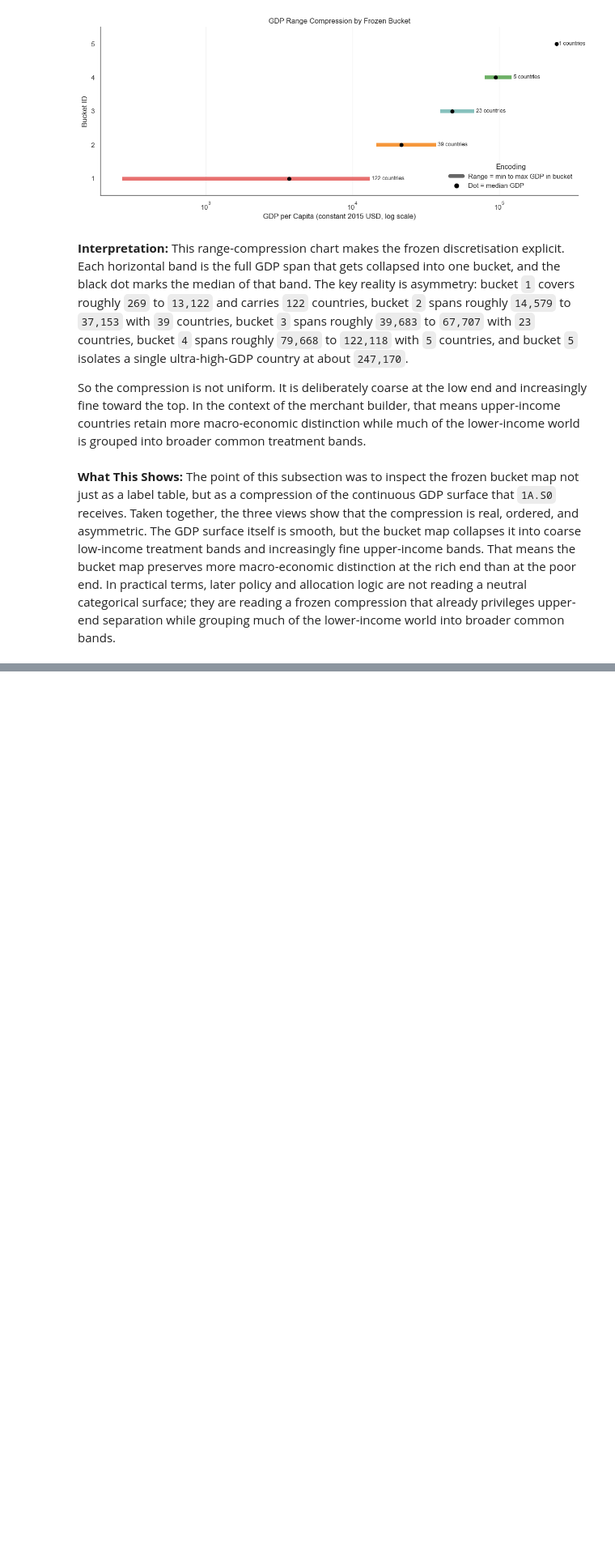
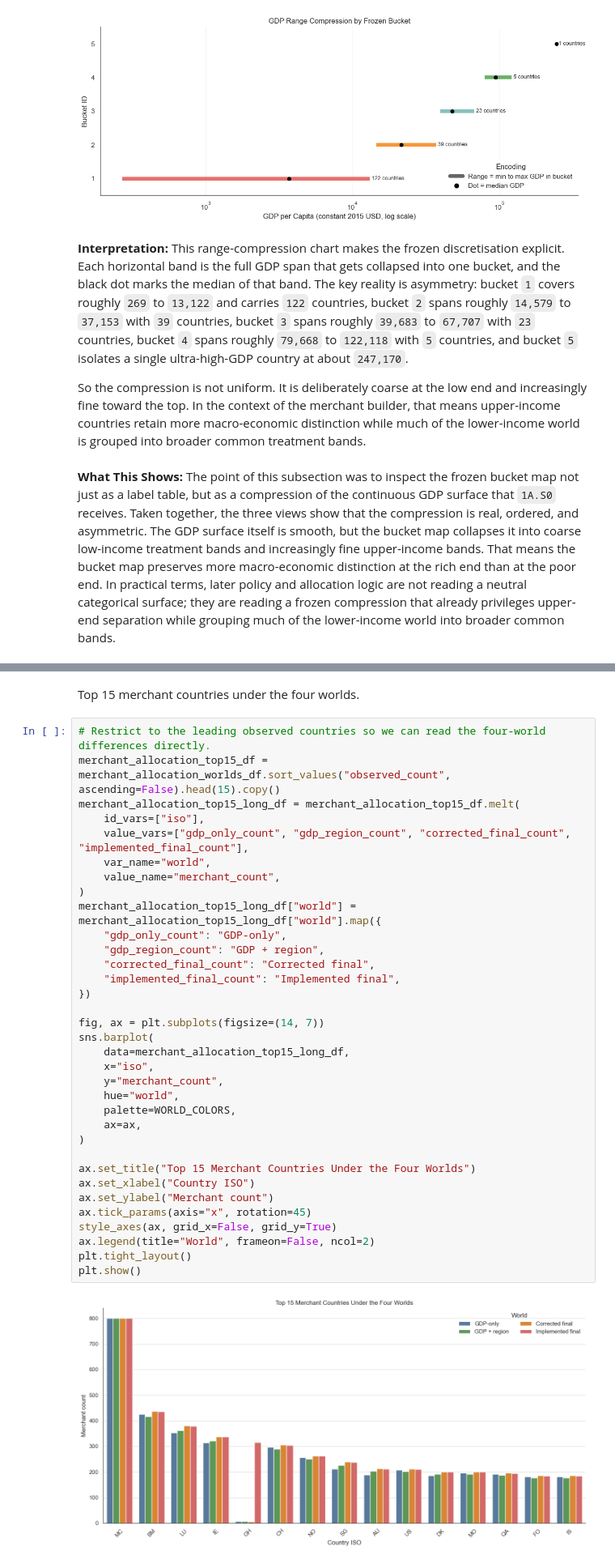
Before and after one commit to EsosaOrumwese/fraud-detection-system, a Jupyter notebook: analysis/dev_full_offline_investigation/00_investigation/notebooks/00_understanding_governed_data_world_p1.ipynb, the cells around one changed output, grey strips where cells are left out. Shown at 81% size. Cells and saved outputs as stored; diff of their text form; blank space fills up the shorter version.

```diff
--- a/analysis/dev_full_offline_investigation/00_investigation/notebooks/00_understanding_governed_data_world_p1.ipynb
+++ b/analysis/dev_full_offline_investigation/00_investigation/notebooks/00_understanding_governed_data_world_p1.ipynb
@@ -1380,0 +1602,38 @@ So the compression is not uniform. It is deliberately coarse at the low end and
+# %% [markdown]
+Top 15 merchant countries under the four worlds.
+# %%
+# Restrict to the leading observed countries so we can read the four-world differences directly.
+merchant_allocation_top15_df = merchant_allocation_worlds_df.sort_values("observed_count", ascending=False).head(15).copy()
+merchant_allocation_top15_long_df = merchant_allocation_top15_df.melt(
+    id_vars=["iso"],
+    value_vars=["gdp_only_count", "gdp_region_count", "corrected_final_count", "implemented_final_count"],
+    var_name="world",
+    value_name="merchant_count",
+)
+merchant_allocation_top15_long_df["world"] = merchant_allocation_top15_long_df["world"].map({
+    "gdp_only_count": "GDP-only",
+    "gdp_region_count": "GDP + region",
+    "corrected_final_count": "Corrected final",
+    "implemented_final_count": "Implemented final",
+})
+
+fig, ax = plt.subplots(figsize=(14, 7))
+sns.barplot(
+    data=merchant_allocation_top15_long_df,
+    x="iso",
+    y="merchant_count",
+    hue="world",
+    palette=WORLD_COLORS,
+    ax=ax,
+)
+
+ax.set_title("Top 15 Merchant Countries Under the Four Worlds")
+ax.set_xlabel("Country ISO")
+ax.set_ylabel("Merchant count")
+ax.tick_params(axis="x", rotation=45)
+style_axes(ax, grid_x=False, grid_y=True)
+ax.legend(title="World", frameon=False, ncol=2)
+plt.tight_layout()
+plt.show()
+# %% [output]
+[figure, added]
```
Also changed, not shown: parts of 10 cells of this notebook, 2 other files.
